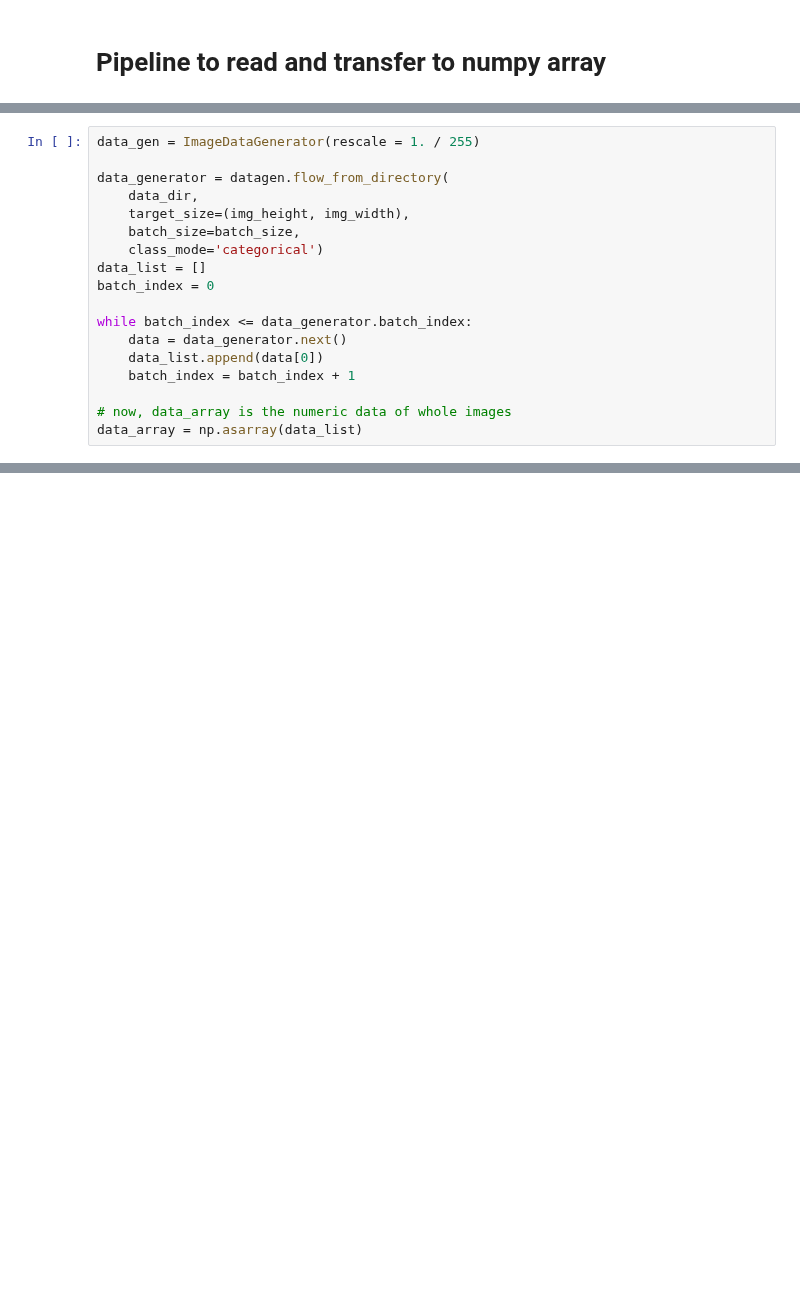
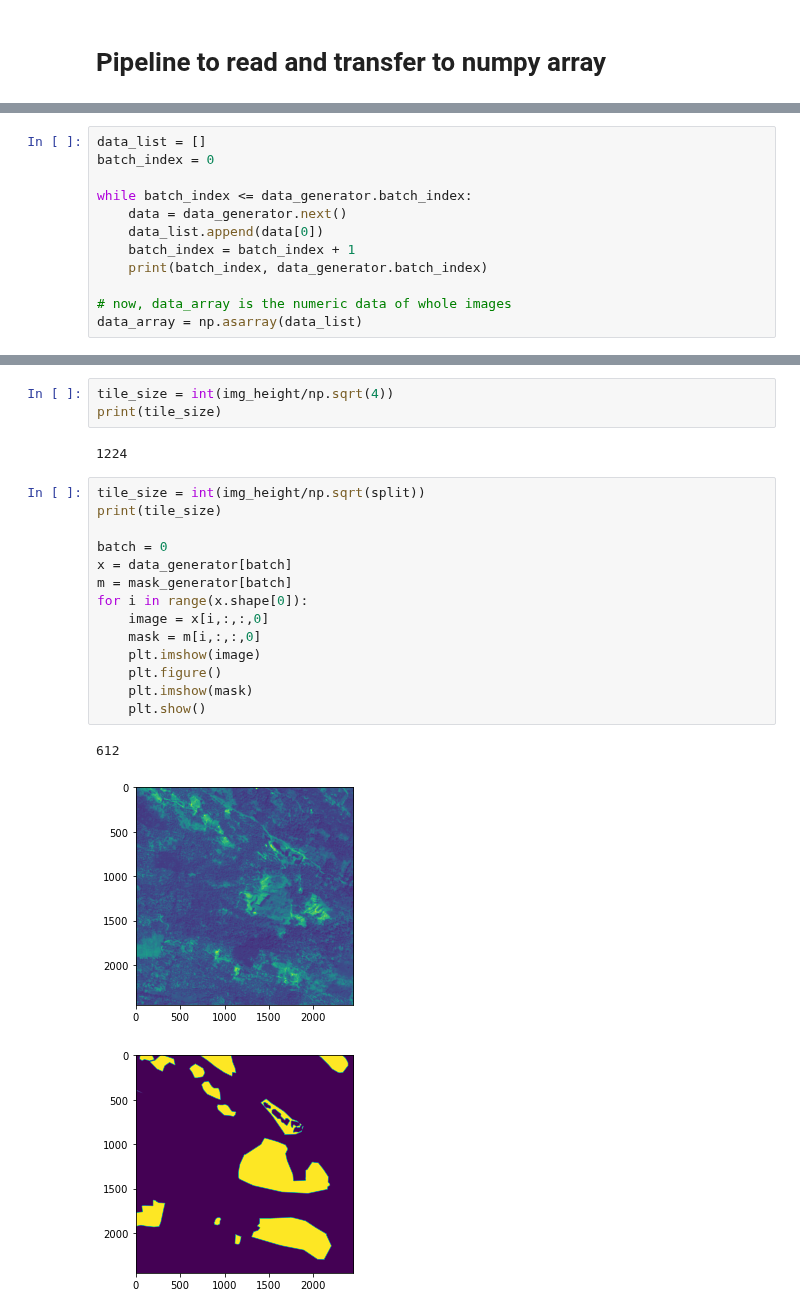
Before and after one commit to CSCCNY/final-project-landandbuildingsatimg-ccny, a Jupyter notebook: notebooks/scratch/01-JM-Image_split.ipynb, the cells around one changed output, grey strips where cells are left out. Cells and saved outputs as stored; diff of their text form; blank space fills up the shorter version.

```diff
--- a/notebooks/scratch/01-JM-Image_split.ipynb
+++ b/notebooks/scratch/01-JM-Image_split.ipynb
@@ -174,11 +224,4 @@ RGB
 # %%
-data_gen = ImageDataGenerator(rescale = 1. / 255)
-
-data_generator = datagen.flow_from_directory(
-    data_dir,
-    target_size=(img_height, img_width),
-    batch_size=batch_size,
-    class_mode='categorical')
 data_list = []
 batch_index = 0
 
@@ -186,6 +229,7 @@ while batch_index <= data_generator.batch_index:
     data = data_generator.next()
     data_list.append(data[0])
     batch_index = batch_index + 1
+    print(batch_index, data_generator.batch_index)
 
 # now, data_array is the numeric data of whole images
 data_array = np.asarray(data_list)
@@ -191,0 +240,23 @@ data_array = np.asarray(data_list)
+# %%
+tile_size = int(img_height/np.sqrt(4))
+print(tile_size)
+# %% [output]
+1224
+# %%
+tile_size = int(img_height/np.sqrt(split))
+print(tile_size)
+
+batch = 0
+x = data_generator[batch]
+m = mask_generator[batch]
+for i in range(x.shape[0]):
+    image = x[i,:,:,0]
+    mask = m[i,:,:,0]
+    plt.imshow(image)
+    plt.figure()
+    plt.imshow(mask)
+    plt.show()
+# %% [output]
+612
+[figure, added]
+[figure, added]
```
Also changed, not shown: parts of 12 cells of this notebook.
